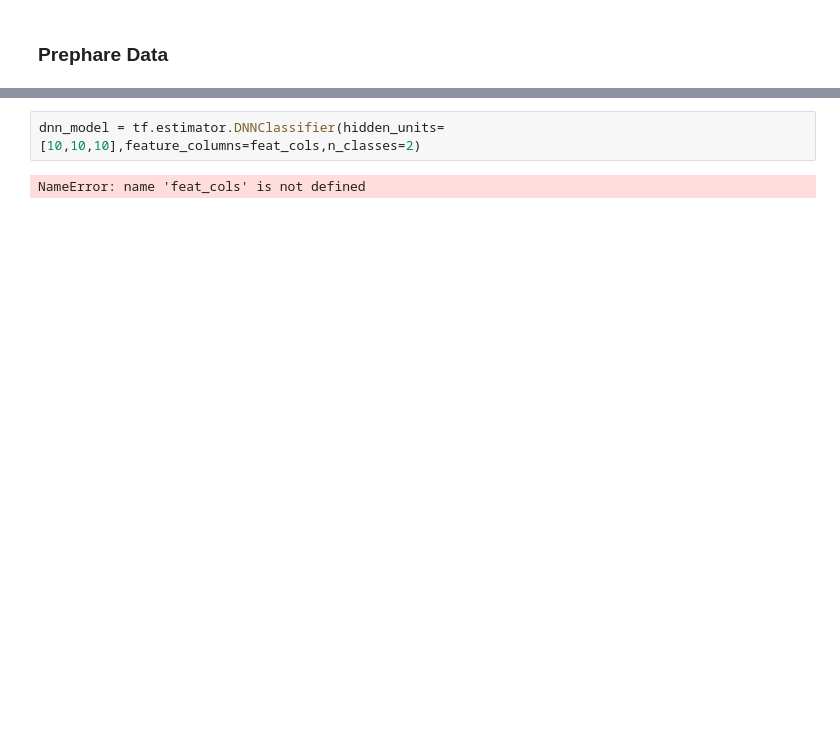
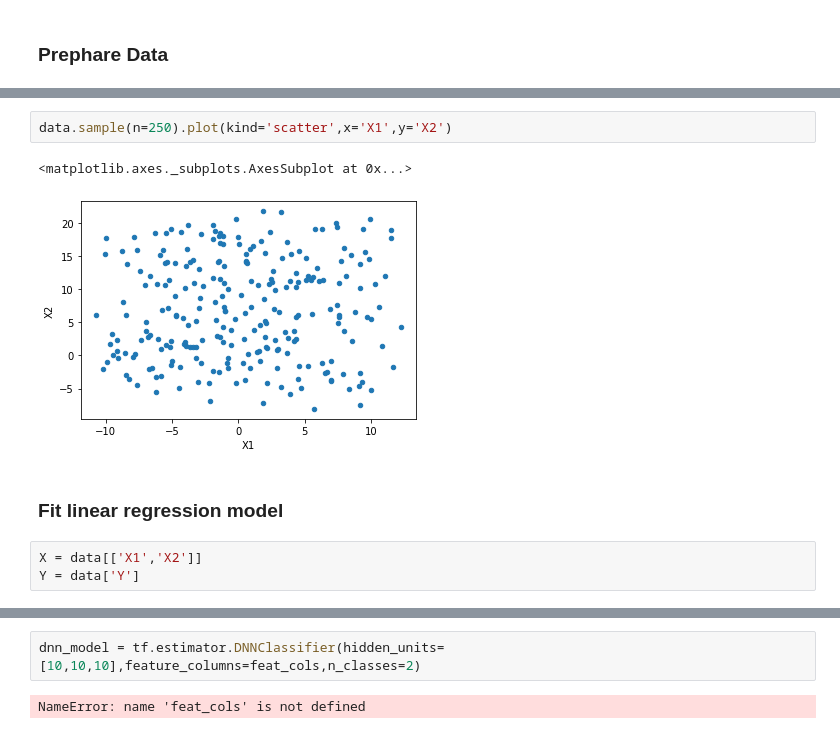
Before and after one commit to conorosully/deep-learning, a Jupyter notebook: src/DNN Classifier.ipynb, the cells around one changed output, grey strips where cells are left out. Saved outputs shown, nothing was run; the diff lists cells and outputs as text; blank space fills up the shorter version.

Commit message:
Fitted basic linear regression model as benchmark

```diff
--- a/src/DNN Classifier.ipynb
+++ b/src/DNN Classifier.ipynb
@@ -35,0 +64,10 @@ diabetes.head(50)
+# %%
+data.sample(n=250).plot(kind='scatter',x='X1',y='X2')
+# %% [output]
+<matplotlib.axes._subplots.AxesSubplot at 0x...>
+[figure, added]
+# %% [markdown]
+### Fit linear regression model
+# %%
+X = data[['X1','X2']]
+Y = data['Y']
```
Also changed, not shown: parts of 16 cells of this notebook.
